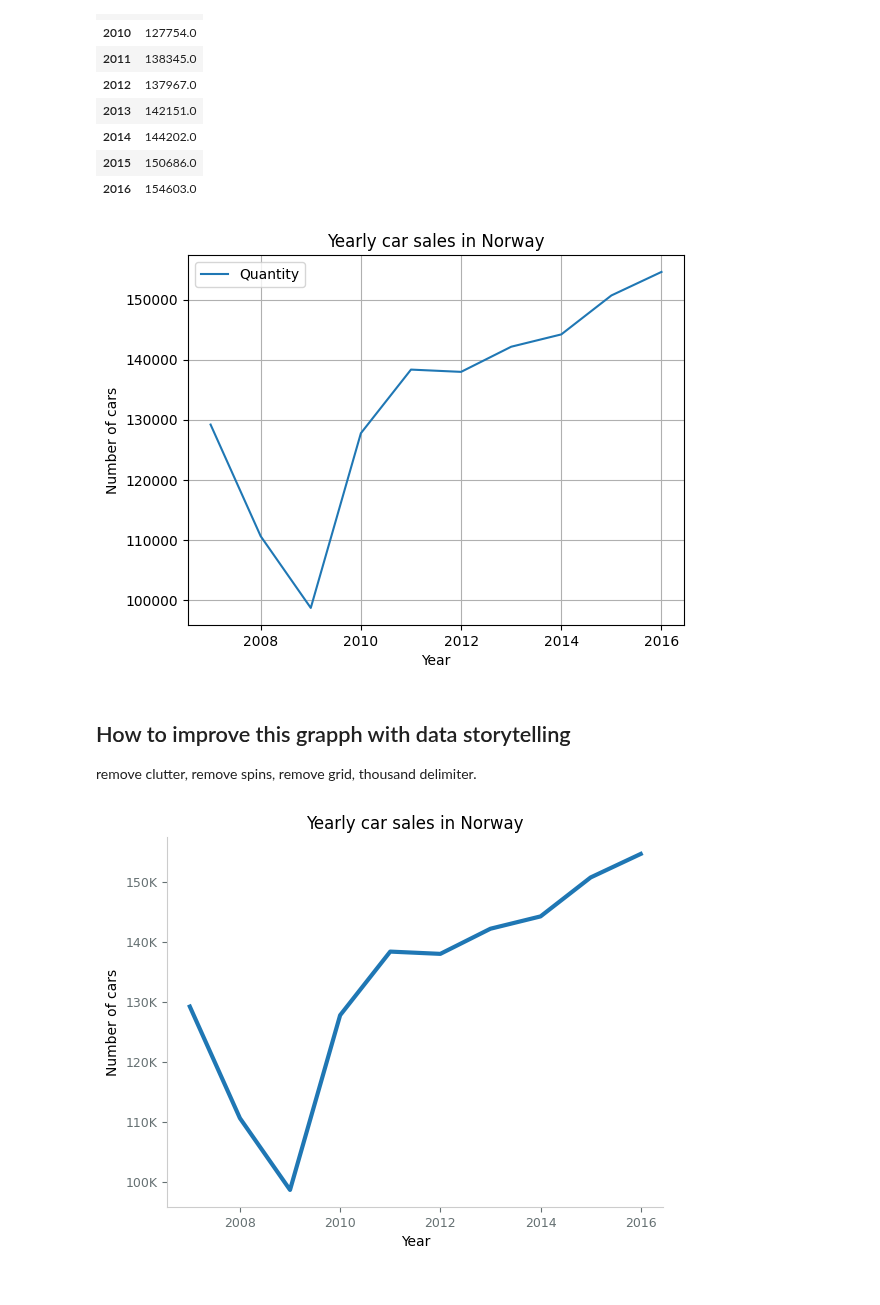
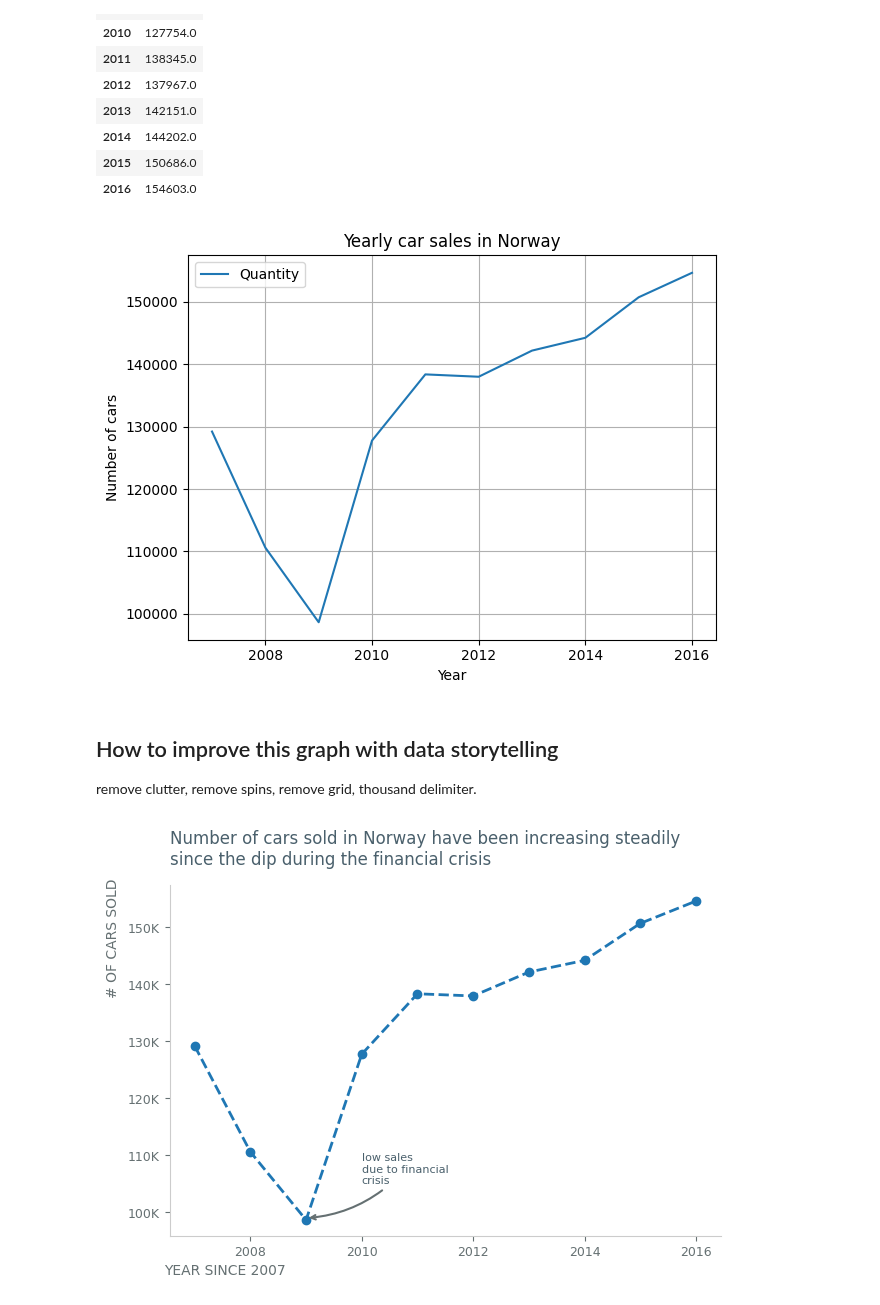
Before and after one commit to johnsandsjo/data-visualisation-john-sandsjo-de24, a Jupyter notebook: video_lecture/04_storytelling/stortyelling_line.ipynb, the cells around one changed output. Saved outputs shown, nothing was run; the diff lists cells and outputs as text; code cells hidden in the pictures.

```diff
--- a/video_lecture/04_storytelling/stortyelling_line.ipynb
+++ b/video_lecture/04_storytelling/stortyelling_line.ipynb
@@ -40,26 +40,53 @@ df_yearly_quantity
 # %%
 ax = df_yearly_quantity.plot(title="Yearly car sales in Norway", ylabel="Number of cars")
 ax.grid()
+fig = ax.get_figure()
+fig.tight_layout()
+fig.savefig("figures/storytelling_line_1")
 # %% [output]
-[figure, old version]
+[figure, new version]
 # %% [markdown]
-## How to improve this grapph with data storytelling
+## How to improve this graph with data storytelling
 remove clutter, remove spins, remove grid, thousand delimiter.
 # %%
 from matplotlib.ticker import FuncFormatter
 ax = df_yearly_quantity.plot(
-    title="Yearly car sales in Norway",
-    ylabel="Number of cars",
-    linewidth= 3
+    linewidth= 2,
+    style= "--o"
     )
 #remove clutter
 ax.legend().remove()
 ax.spines[["top", "right"]].set_visible(False)
 thousand_formatter = FuncFormatter(lambda val, pos: f"{int(val/1000)}K")
 ax.yaxis.set_major_formatter(thousand_formatter)
 
 #improve contrast
 ax.spines[["left", "bottom"]].set_color(GRAY_1)
 ax.tick_params(axis="both", colors=GRAY_2, labelsize=9)
+
+#more descriptive titles and labels
+ax.set_title("Number of cars sold in Norway have been increasing steadily \nsince the dip during the financial crisis",
+             loc="left",
+             color= GRAY_3,
+             pad=15
+             )
+ax.set_xlabel("YEAR SINCE 2007", color= GRAY_2)
+ax.set_ylabel("# OF CARS SOLD", color= GRAY_2)
+
+ax.xaxis.set_label_coords(0.1,-0.08)
+ax.yaxis.set_label_coords(-0.09,0.85)
+
+arrowprops = dict(arrowstyle ="->", connectionstyle=f"arc3, rad={-.2}", linewidth=1.5, color=GRAY_2)
+ax.annotate(text="low sales\ndue to financial\ncrisis",
+            xy=(2009, 99000),
+            fontsize= 8,
+            color= GRAY_3,
+            arrowprops=arrowprops,
+            xytext= (2010, 105000)
+            )
+
+fig = ax.get_figure()
+fig.tight_layout()
+fig.savefig("figures/storytelling_line_2")
 # %% [output]
-[figure, old version]
+[figure, new version]
```
Also changed, not shown: 5 other files.
